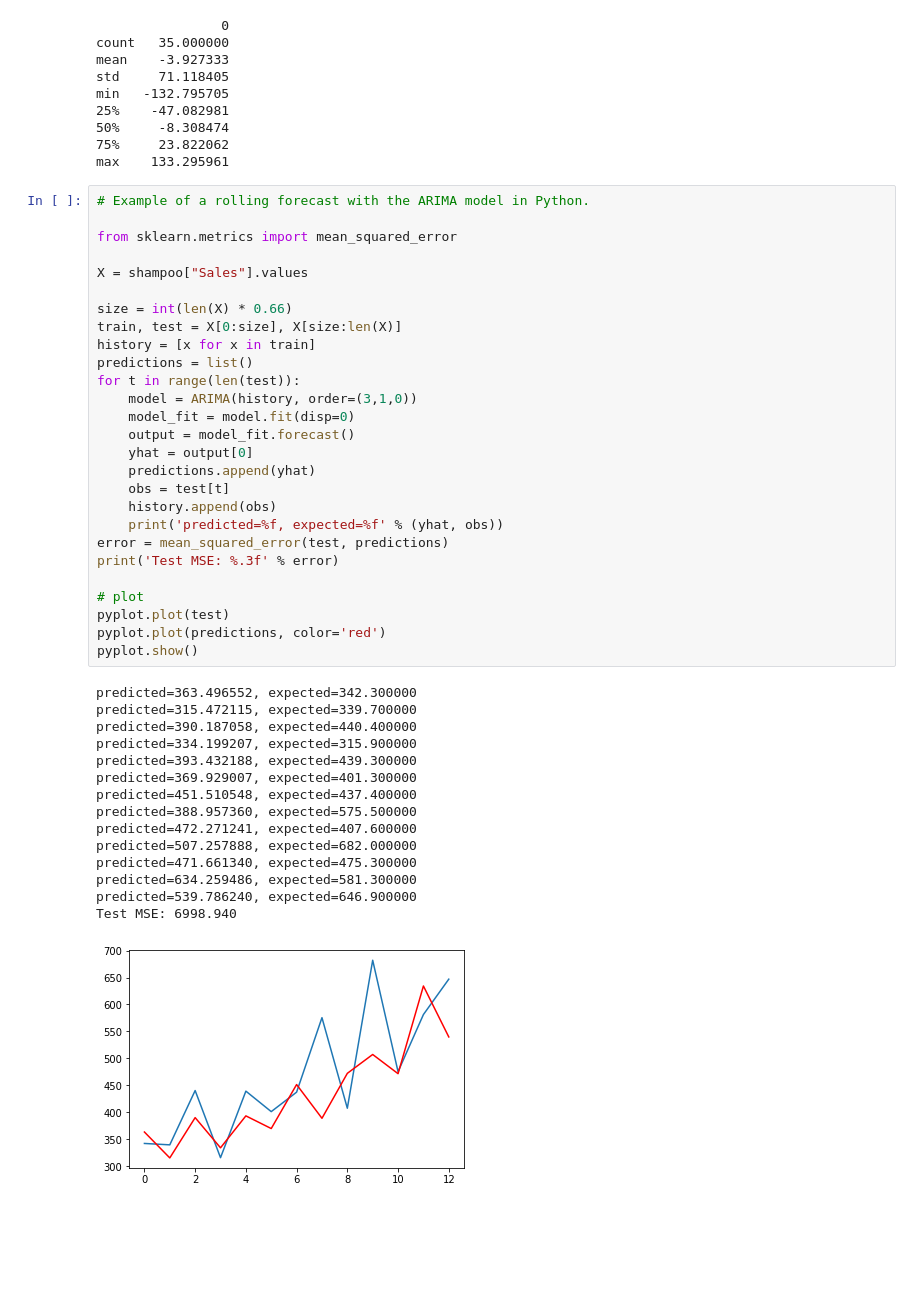
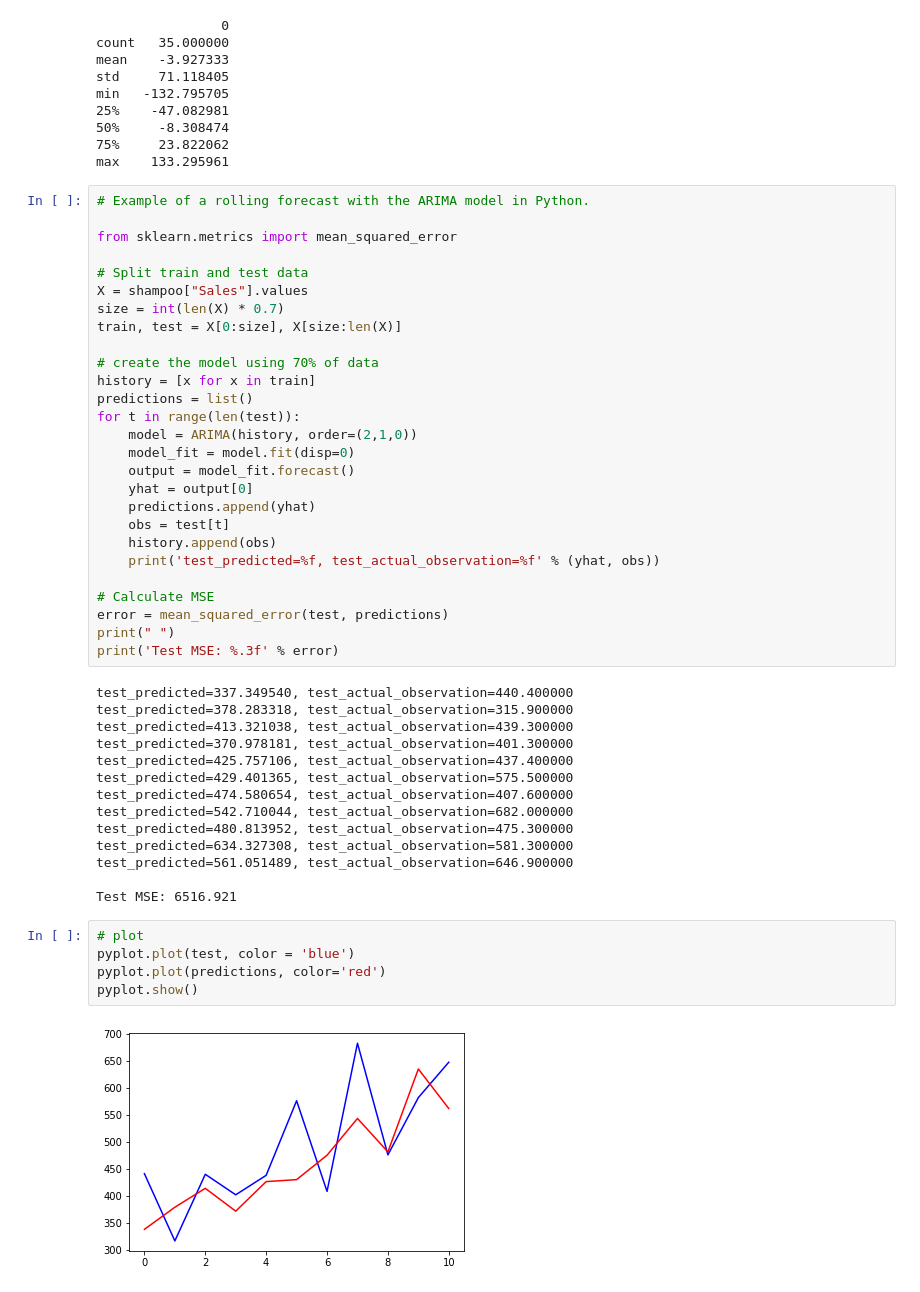
Before and after one commit to angiekl74/TimeSeriesAnalysis, a Jupyter notebook: ARIMA_model.ipynb, the cells around one changed output. Saved outputs shown, nothing was run; the diff lists cells and outputs as text; blank space fills up the shorter version.

Commit message:
Added ARIMA model hypertuning

```diff
--- a/ARIMA_model.ipynb
+++ b/ARIMA_model.ipynb
@@ -110,41 +110,46 @@ max    133.295961
 
 from sklearn.metrics import mean_squared_error
 
+# Split train and test data
 X = shampoo["Sales"].values
+size = int(len(X) * 0.7)
+train, test = X[0:size], X[size:len(X)]
 
-size = int(len(X) * 0.66)
-train, test = X[0:size], X[size:len(X)]
+# create the model using 70% of data
 history = [x for x in train]
 predictions = list()
 for t in range(len(test)):
-    model = ARIMA(history, order=(3,1,0))
+    model = ARIMA(history, order=(2,1,0))
     model_fit = model.fit(disp=0)
     output = model_fit.forecast()
     yhat = output[0]
     predictions.append(yhat)
     obs = test[t]
     history.append(obs)
-    print('predicted=%f, expected=%f' % (yhat, obs))
+    print('test_predicted=%f, test_actual_observation=%f' % (yhat, obs))
+
+# Calculate MSE
 error = mean_squared_error(test, predictions)
+print(" ")
 print('Test MSE: %.3f' % error)
-
-# plot
-pyplot.plot(test)
-pyplot.plot(predictions, color='red')
-pyplot.show()
 # %% [output]
-predicted=363.496552, expected=342.300000
-predicted=315.472115, expected=339.700000
-predicted=390.187058, expected=440.400000
-predicted=334.199207, expected=315.900000
-predicted=393.432188, expected=439.300000
-predicted=369.929007, expected=401.300000
-predicted=451.510548, expected=437.400000
-predicted=388.957360, expected=575.500000
-predicted=472.271241, expected=407.600000
-predicted=507.257888, expected=682.000000
-predicted=471.661340, expected=475.300000
-predicted=634.259486, expected=581.300000
-predicted=539.786240, expected=646.900000
-Test MSE: 6998.940
+test_predicted=337.349540, test_actual_observation=440.400000
+test_predicted=378.283318, test_actual_observation=315.900000
+test_predicted=413.321038, test_actual_observation=439.300000
+test_predicted=370.978181, test_actual_observation=401.300000
+test_predicted=425.757106, test_actual_observation=437.400000
+test_predicted=429.401365, test_actual_observation=575.500000
+test_predicted=474.580654, test_actual_observation=407.600000
+test_predicted=542.710044, test_actual_observation=682.000000
+test_predicted=480.813952, test_actual_observation=475.300000
+test_predicted=634.327308, test_actual_observation=581.300000
+test_predicted=561.051489, test_actual_observation=646.900000
+
+Test MSE: 6516.921
-[figure, removed]
+# %%
+# plot
+pyplot.plot(test, color = 'blue')
+pyplot.plot(predictions, color='red')
+pyplot.show()
+# %% [output]
+[figure, added]
```
Also changed, not shown: parts of 3 cells of this notebook.
